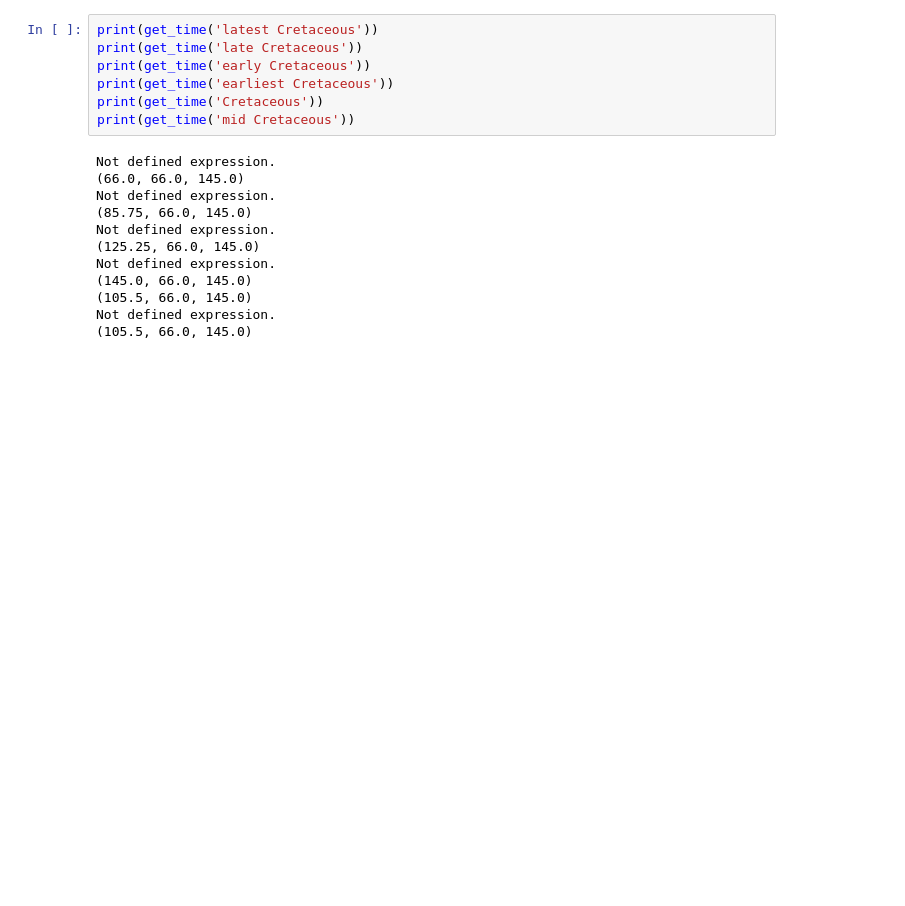
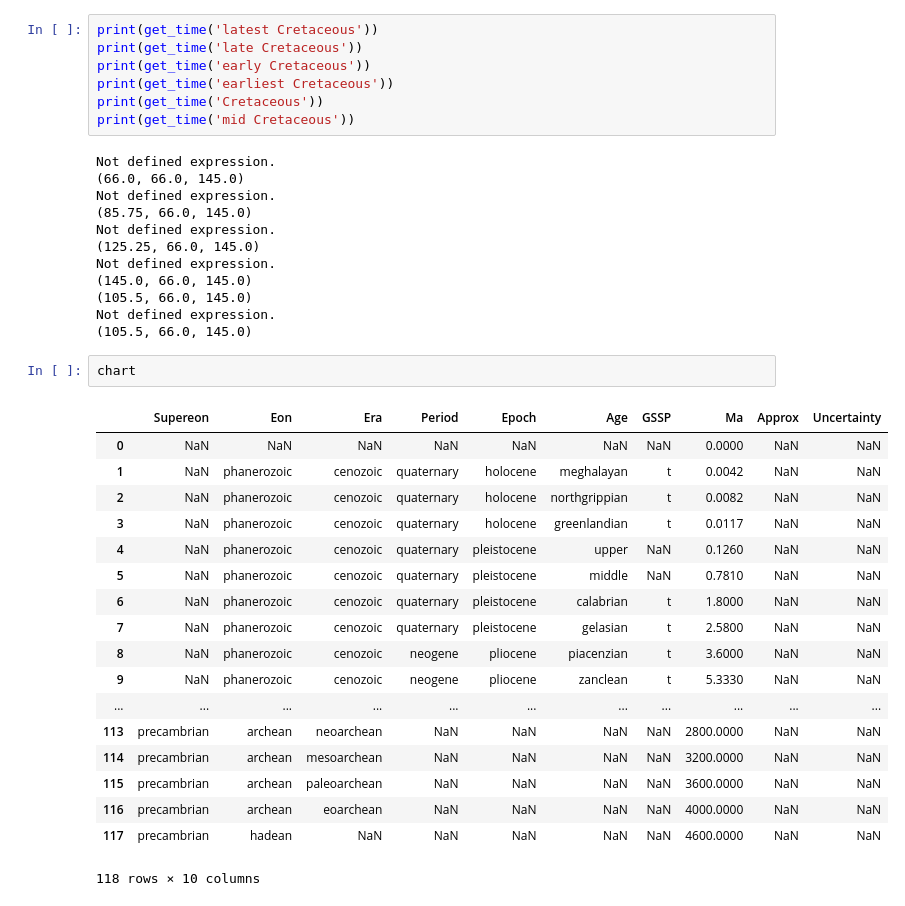
Before and after one commit to TobbeTripitaka/strat2file, a Jupyter notebook: strat2my.ipynb, the cells around one changed output. Saved outputs shown, nothing was run; the diff lists cells and outputs as text; blank space fills up the shorter version.

```diff
--- a/strat2my.ipynb
+++ b/strat2my.ipynb
@@ -144,3 +144,24 @@ Not defined expression.
 (105.5, 66.0, 145.0)
 Not defined expression.
 (105.5, 66.0, 145.0)
+# %%
+chart
+# %% [output]
+|  | Supereon | Eon | Era | Period | Epoch | Age | GSSP | Ma | Approx | Uncertainty |
+| 0 | NaN | NaN | NaN | NaN | NaN | NaN | NaN | 0.0000 | NaN | NaN |
+| 1 | NaN | phanerozoic | cenozoic | quaternary | holocene | meghalayan | t | 0.0042 | NaN | NaN |
+| 2 | NaN | phanerozoic | cenozoic | quaternary | holocene | northgrippian | t | 0.0082 | NaN | NaN |
+| 3 | NaN | phanerozoic | cenozoic | quaternary | holocene | greenlandian | t | 0.0117 | NaN | NaN |
+| 4 | NaN | phanerozoic | cenozoic | quaternary | pleistocene | upper | NaN | 0.1260 | NaN | NaN |
+| 5 | NaN | phanerozoic | cenozoic | quaternary | pleistocene | middle | NaN | 0.7810 | NaN | NaN |
+| 6 | NaN | phanerozoic | cenozoic | quaternary | pleistocene | calabrian | t | 1.8000 | NaN | NaN |
+| 7 | NaN | phanerozoic | cenozoic | quaternary | pleistocene | gelasian | t | 2.5800 | NaN | NaN |
+| 8 | NaN | phanerozoic | cenozoic | neogene | pliocene | piacenzian | t | 3.6000 | NaN | NaN |
+| 9 | NaN | phanerozoic | cenozoic | neogene | pliocene | zanclean | t | 5.3330 | NaN | NaN |
+| ... | ... | ... | ... | ... | ... | ... | ... | ... | ... | ... |
+| 113 | precambrian | archean | neoarchean | NaN | NaN | NaN | NaN | 2800.0000 | NaN | NaN |
+| 114 | precambrian | archean | mesoarchean | NaN | NaN | NaN | NaN | 3200.0000 | NaN | NaN |
+| 115 | precambrian | archean | paleoarchean | NaN | NaN | NaN | NaN | 3600.0000 | NaN | NaN |
+| 116 | precambrian | archean | eoarchean | NaN | NaN | NaN | NaN | 4000.0000 | NaN | NaN |
+| 117 | precambrian | hadean | NaN | NaN | NaN | NaN | NaN | 4600.0000 | NaN | NaN |
+118 rows × 10 columns
```
Also changed, not shown: parts of 1 cell of this notebook.
